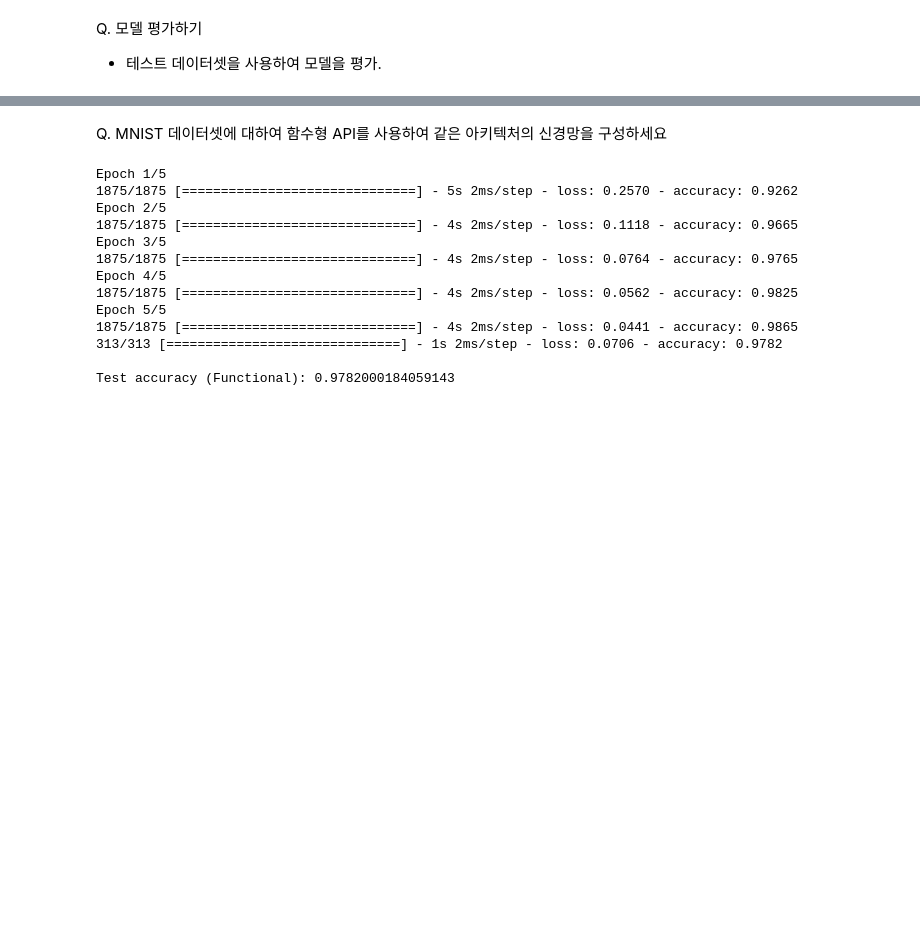
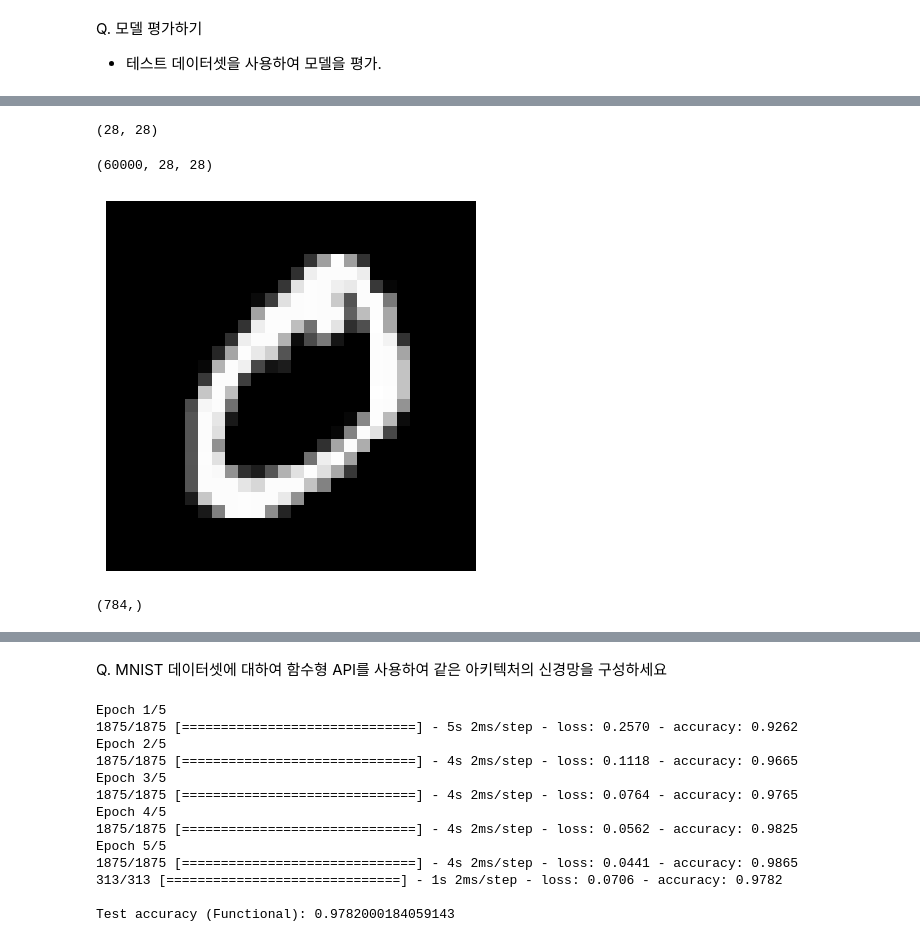
Before and after one commit to bnv20/kdt_2310, a Jupyter notebook: m6_dl/m6_딥러닝_모델구축.ipynb, the cells around one changed output, grey strips where cells are left out. Drawn from its saved outputs; the diff is of its cells as text; code cells hidden in the pictures; blank space fills up the shorter version.

```diff
--- a/m6_dl/m6_딥러닝_모델구축.ipynb
+++ b/m6_dl/m6_딥러닝_모델구축.ipynb
@@ -210,0 +233,26 @@ Test accuracy (Sequential): 0.9776999950408936
+# %%
+from tensorflow.keras.datasets import mnist
+from tensorflow.keras.utils import to_categorical
+
+(train_images, train_labels), (test_images, test_labels) = mnist.load_data()
+train_images[0].shape
+# train_labels[:10]
+# %% [output]
+(28, 28)
+# %%
+train_images.shape
+# %% [output]
+(60000, 28, 28)
+# %%
+import matplotlib.pyplot as plt
+image_data = train_images[1] # Reshape back to 2D format if necessary
+
+plt.imshow(image_data, cmap='gray')  # Display the image
+plt.axis('off')  # Turn off the axis numbers/labels
+plt.show()
+# %% [output]
+[figure, added]
+# %%
+train_images[0].reshape(784,).shape
+# %% [output]
+(784,)
```
Also changed, not shown: parts of 32 cells of this notebook, 3 other files.
